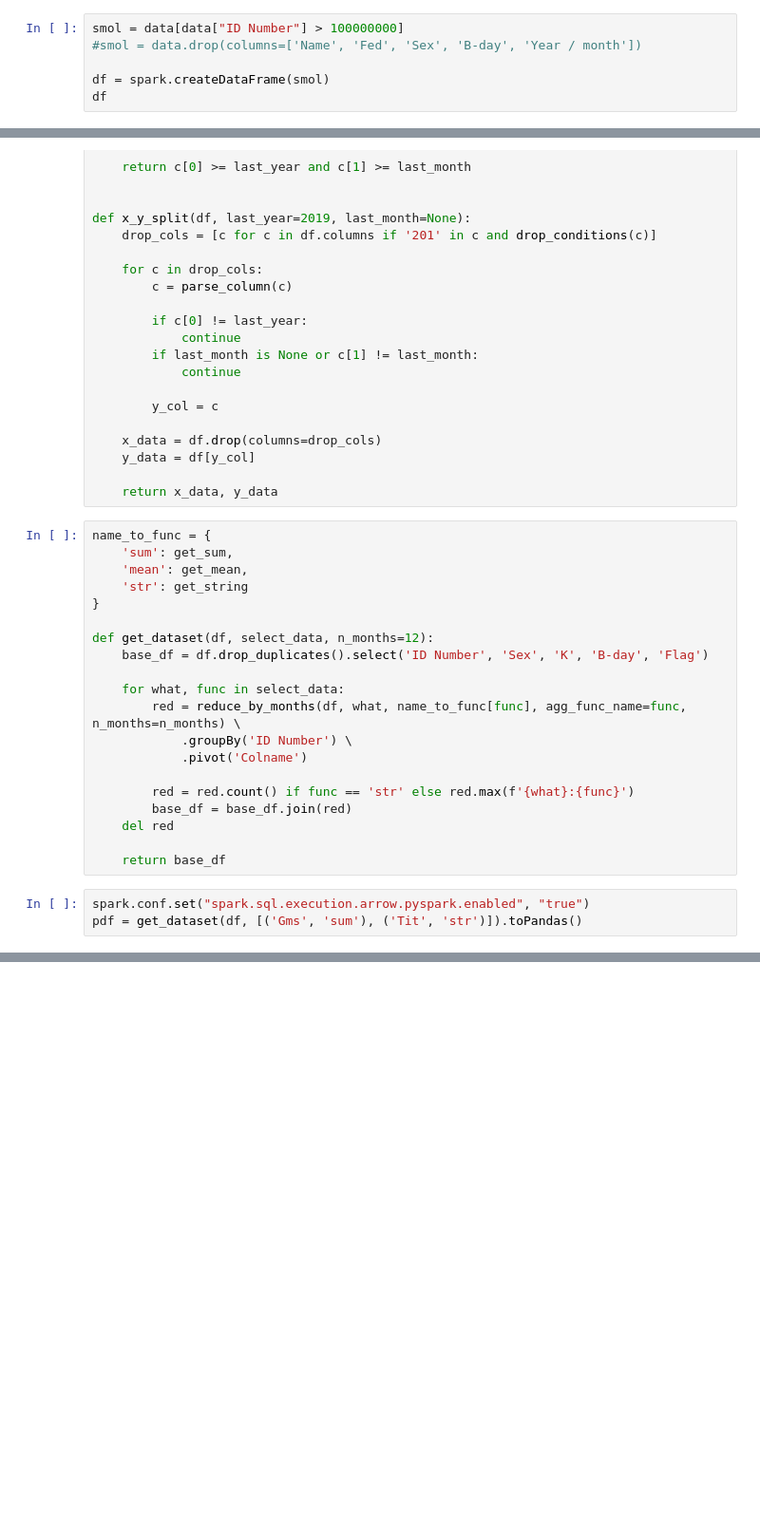
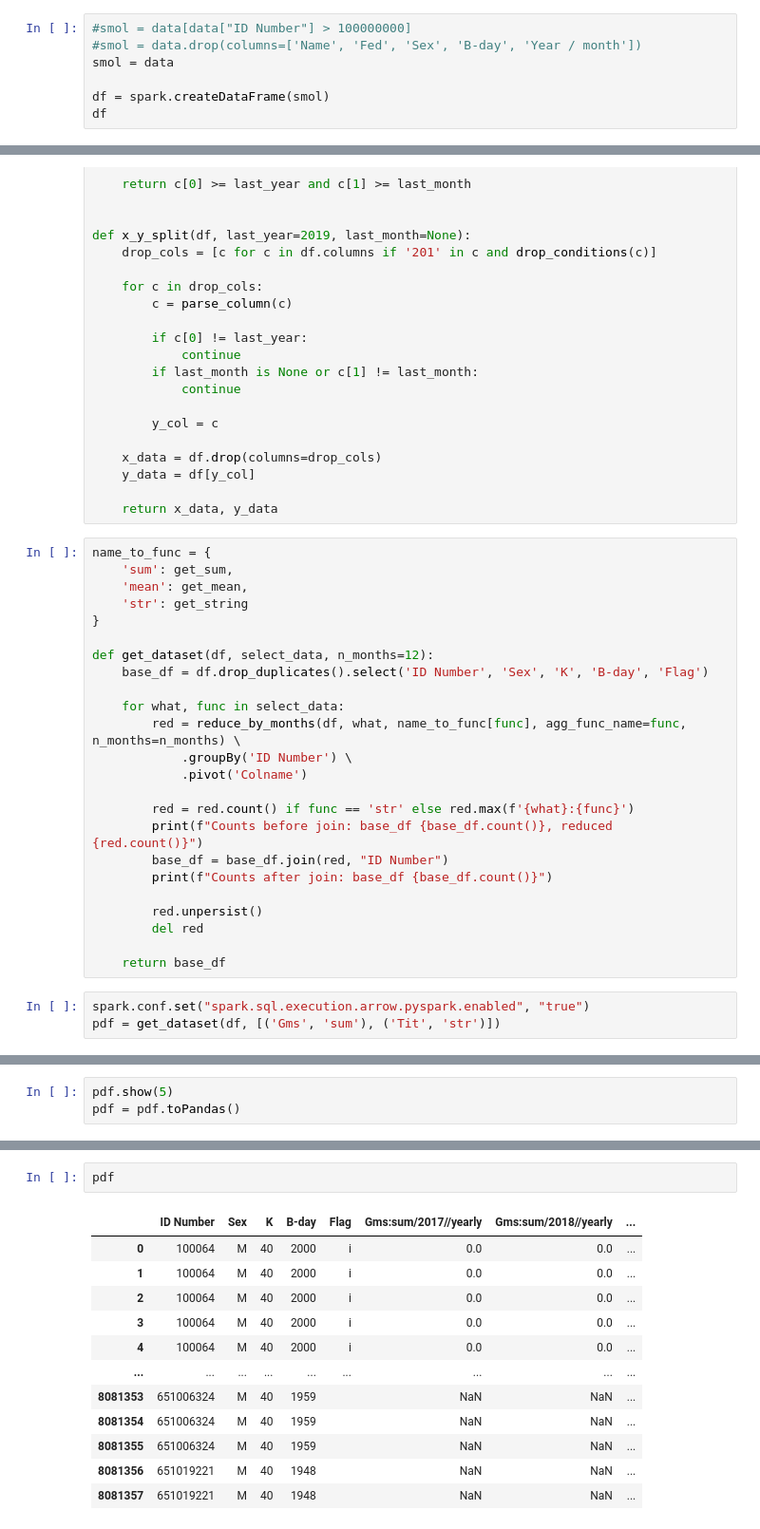
Before and after one commit to gabikadlecova/ds_report, a Jupyter notebook: spark_draft.ipynb, the cells around one changed output, grey strips where cells are left out. Shown at 95% size. Saved outputs shown, nothing was run; the diff lists cells and outputs as text; blank space fills up the shorter version.

Commit message:
Fixed join that created a large dataframe.

```diff
--- a/spark_draft.ipynb
+++ b/spark_draft.ipynb
@@ -53,8 +41,9 @@ string_cols = ['Name', 'Tit', 'WTit', 'OTit', 'FOA', 'Flag']
 
 data[string_cols] = data[string_cols].fillna('')
 # %%
-smol = data[data["ID Number"] > 100000000]
+#smol = data[data["ID Number"] > 100000000]
 #smol = data.drop(columns=['Name', 'Fed', 'Sex', 'B-day', 'Year / month'])
+smol = data
 
 df = spark.createDataFrame(smol)
 df
@@ -261,10 +250,14 @@ def get_dataset(df, select_data, n_months=12):
             .pivot('Colname')
 
         red = red.count() if func == 'str' else red.max(f'{what}:{func}')
-        base_df = base_df.join(red)
-    del red
+        print(f"Counts before join: base_df {base_df.count()}, reduced {red.count()}")
+        base_df = base_df.join(red, "ID Number")
+        print(f"Counts after join: base_df {base_df.count()}")
+
+        red.unpersist()
+        del red
 
     return base_df
 # %%
 spark.conf.set("spark.sql.execution.arrow.pyspark.enabled", "true")
-pdf = get_dataset(df, [('Gms', 'sum'), ('Tit', 'str')]).toPandas()
+pdf = get_dataset(df, [('Gms', 'sum'), ('Tit', 'str')])
@@ -270,0 +269,3 @@ pdf = get_dataset(df, [('Gms', 'sum'), ('Tit', 'str')]).toPandas()
+# %%
+pdf.show(5)
+pdf = pdf.toPandas()
@@ -270,0 +283,15 @@ pdf = get_dataset(df, [('Gms', 'sum'), ('Tit', 'str')]).toPandas()
+# %%
+pdf
+# %% [output]
+|  | ID Number | Sex | K | B-day | Flag | Gms:sum/2017//yearly | Gms:sum/2018//yearly | ... |
+| 0 | 100064 | M | 40 | 2000 | i | 0.0 | 0.0 | ... |
+| 1 | 100064 | M | 40 | 2000 | i | 0.0 | 0.0 | ... |
+| 2 | 100064 | M | 40 | 2000 | i | 0.0 | 0.0 | ... |
+| 3 | 100064 | M | 40 | 2000 | i | 0.0 | 0.0 | ... |
+| 4 | 100064 | M | 40 | 2000 | i | 0.0 | 0.0 | ... |
+| ... | ... | ... | ... | ... | ... | ... | ... | ... |
+| 8081353 | 651006324 | M | 40 | 1959 |  | NaN | NaN | ... |
+| 8081354 | 651006324 | M | 40 | 1959 |  | NaN | NaN | ... |
+| 8081355 | 651006324 | M | 40 | 1959 |  | NaN | NaN | ... |
+| 8081356 | 651019221 | M | 40 | 1948 |  | NaN | NaN | ... |
+| 8081357 | 651019221 | M | 40 | 1948 |  | NaN | NaN | ... |
```
Also changed, not shown: parts of 8 cells of this notebook.
